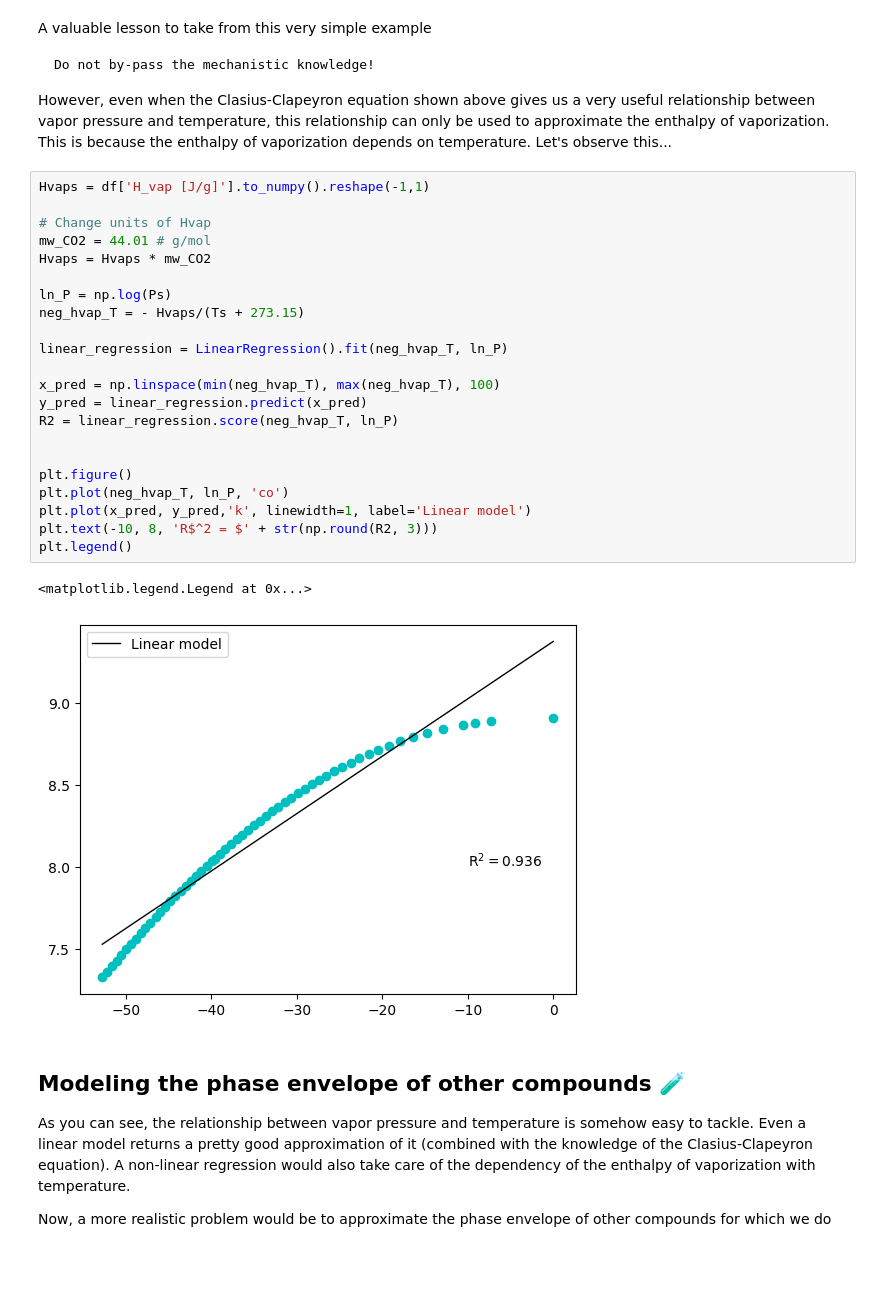
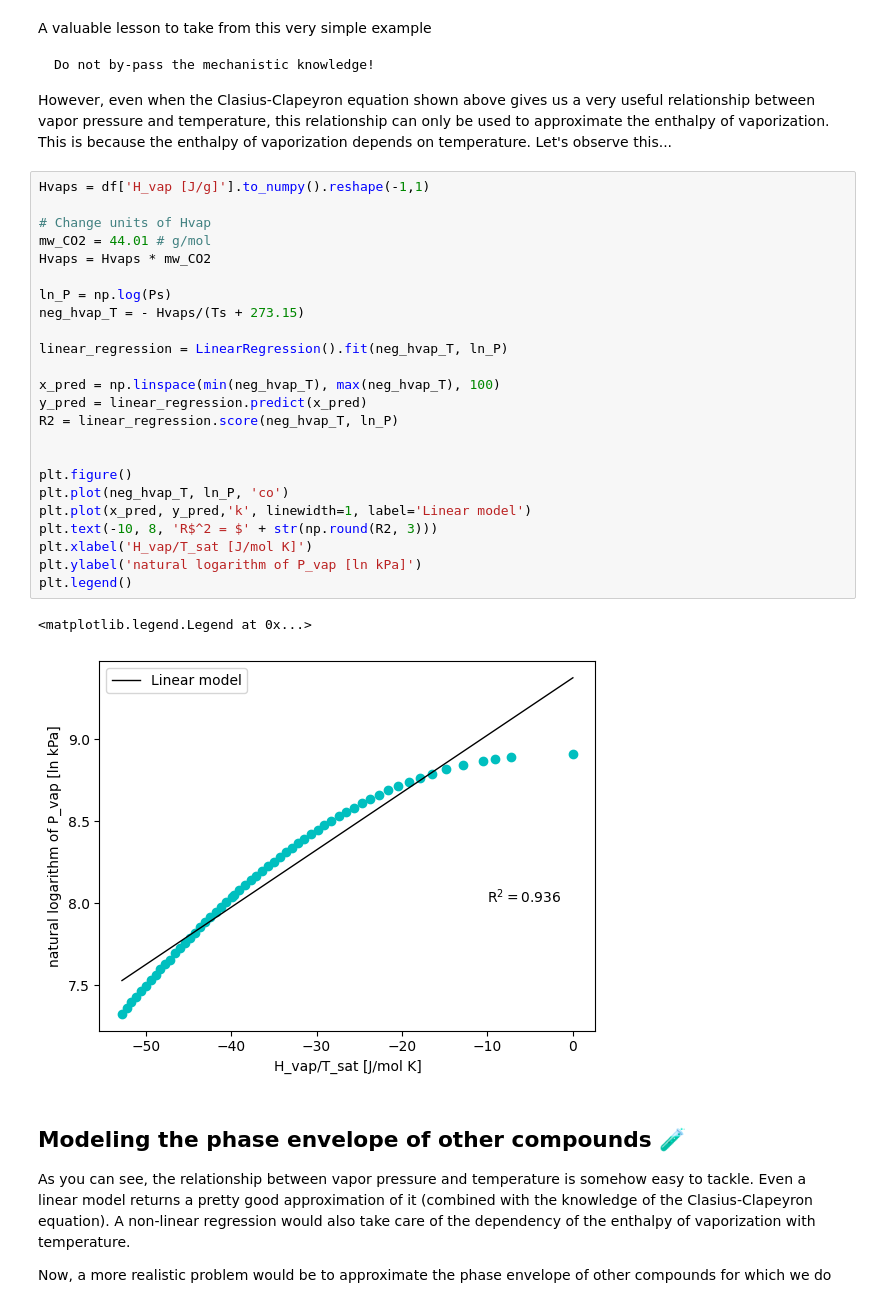
Before and after one commit to edgarsmdn/MLCE_book, a Jupyter notebook: 04_DNN_VLE.ipynb, the cells around one changed output. Cells and saved outputs as stored; diff of their text form; blank space fills up the shorter version.

```diff
--- a/04_DNN_VLE.ipynb
+++ b/04_DNN_VLE.ipynb
@@ -133,28 +145,30 @@ However, even when the Clasius-Clapeyron equation shown above gives us a very us
 # %%
 Hvaps = df['H_vap [J/g]'].to_numpy().reshape(-1,1)
 
 # Change units of Hvap
 mw_CO2 = 44.01 # g/mol
 Hvaps = Hvaps * mw_CO2
 
 ln_P = np.log(Ps)
 neg_hvap_T = - Hvaps/(Ts + 273.15)
 
 linear_regression = LinearRegression().fit(neg_hvap_T, ln_P)
 
 x_pred = np.linspace(min(neg_hvap_T), max(neg_hvap_T), 100)
 y_pred = linear_regression.predict(x_pred)
 R2 = linear_regression.score(neg_hvap_T, ln_P)
 
 
 plt.figure()
 plt.plot(neg_hvap_T, ln_P, 'co')
 plt.plot(x_pred, y_pred,'k', linewidth=1, label='Linear model')
 plt.text(-10, 8, 'R$^2 = $' + str(np.round(R2, 3)))
+plt.xlabel('H_vap/T_sat [J/mol K]')
+plt.ylabel('natural logarithm of P_vap [ln kPa]')
 plt.legend()
 # %% [output]
 <matplotlib.legend.Legend at 0x...>
-[figure, old version]
+[figure, new version]
 # %% [markdown]
 ## Modeling the phase envelope of other compounds 🧪
 
```
Also changed, not shown: parts of 4 cells of this notebook, 54 other files.
